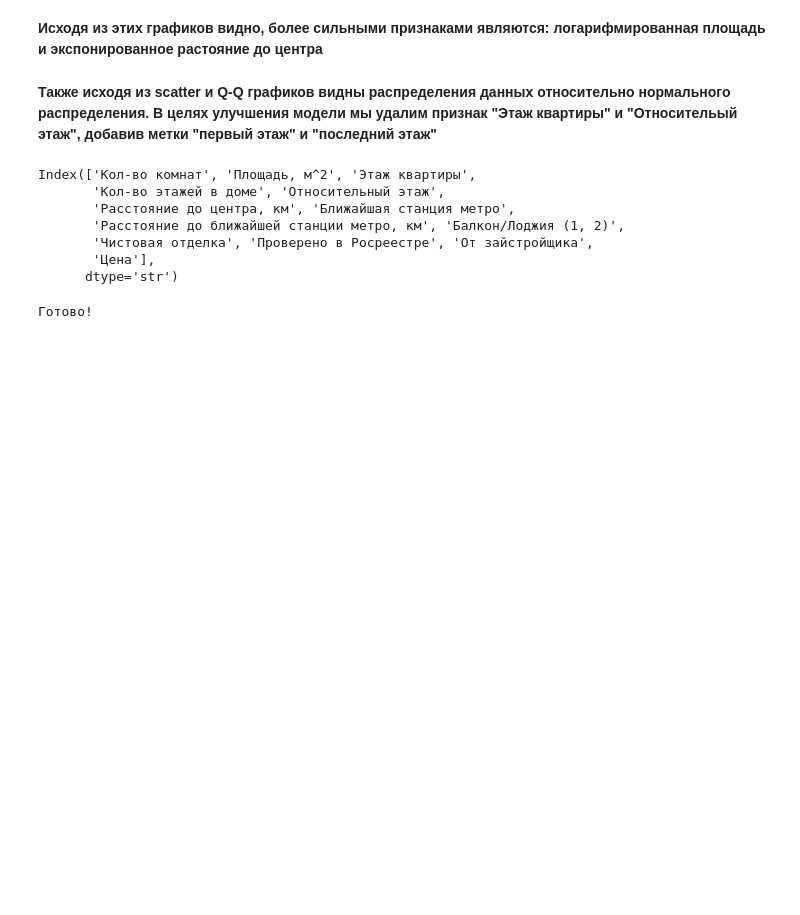
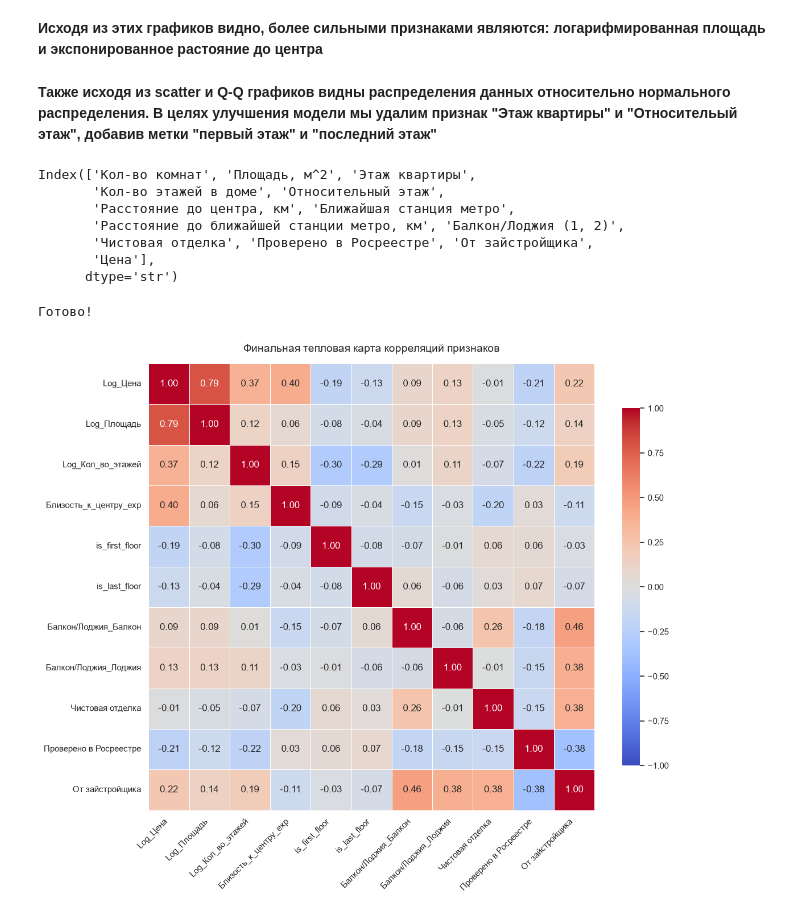
Before and after one commit to Roman1R/Various_Linear_Regression_Factors, a Jupyter notebook: Dataset (Farhat)/data_process_2.ipynb, the cells around one changed output. Cells and saved outputs as stored; diff of their text form; code cells hidden in the pictures; blank space fills up the shorter version.

```diff
--- a/Dataset (Farhat)/data_process_2.ipynb
+++ b/Dataset (Farhat)/data_process_2.ipynb
@@ -640,3 +640,38 @@ df_sample_all.to_csv('dataset_sample_all.csv', index=False)
 print('Готово!')
 # %% [output]
 Готово!
+# %%
+import matplotlib.pyplot as plt
+import seaborn as sns
+
+# Настраиваем размер графика
+plt.figure(figsize=(12, 10))
+
+# Выбираем основные числовые признаки (без гирлянды из 10 станций метро, чтобы график читался идеально)
+main_cols = [
+    'Log_Цена', 'Log_Площадь', 'Log_Кол_во_этажей', 'Близость_к_центру_exp',
+    'is_first_floor', 'is_last_floor', 'Балкон/Лоджия_Балкон', 'Балкон/Лоджия_Лоджия',
+    'Чистовая отделка', 'Проверено в Росреестре', 'От зайстройщика'
+]
+
+# Считаем матрицу корреляции Пирсона только для этих колонок
+# (если хочешь посмотреть вообще все вместе с метро, просто замени main_cols на df_ready.columns)
+corr_matrix = df_ready[main_cols].corr()
+
+# Строим хитмап
+sns.heatmap(
+    corr_matrix,
+    annot=True,             # Выводить коэффициенты внутри ячеек
+    fmt=".2f",              # Округлять до 2 знаков после запятой
+    cmap='coolwarm',        # Красивая палитра: синий (минус), белый (ноль), красный (плюс)
+    vmax=1, vmin=-1,        # Границы шкалы от -1 до 1
+    linewidths=0.5,         # Тонкие линии между квадратами
+    cbar_kws={"shrink": .8} # Немного уменьшить боковую шкалу
+)
+
+plt.title('Финальная тепловая карта корреляций признаков', fontsize=14, pad=15)
+plt.xticks(rotation=45, ha='right') # Поворачиваем подписи, чтобы не накладывались
+plt.tight_layout()
+plt.show()
+# %% [output]
+[figure, added]
```
Also changed, not shown: parts of 1 cell of this notebook.
